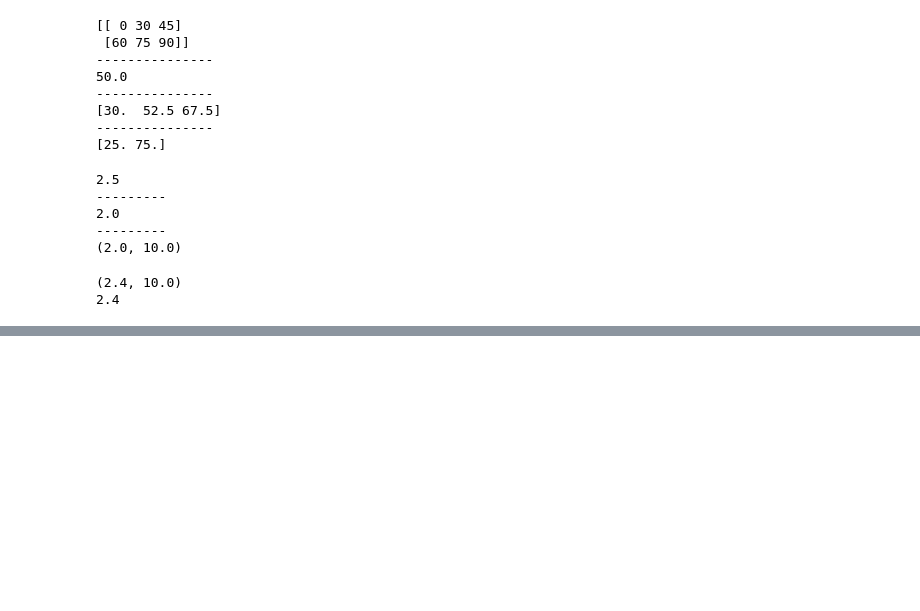
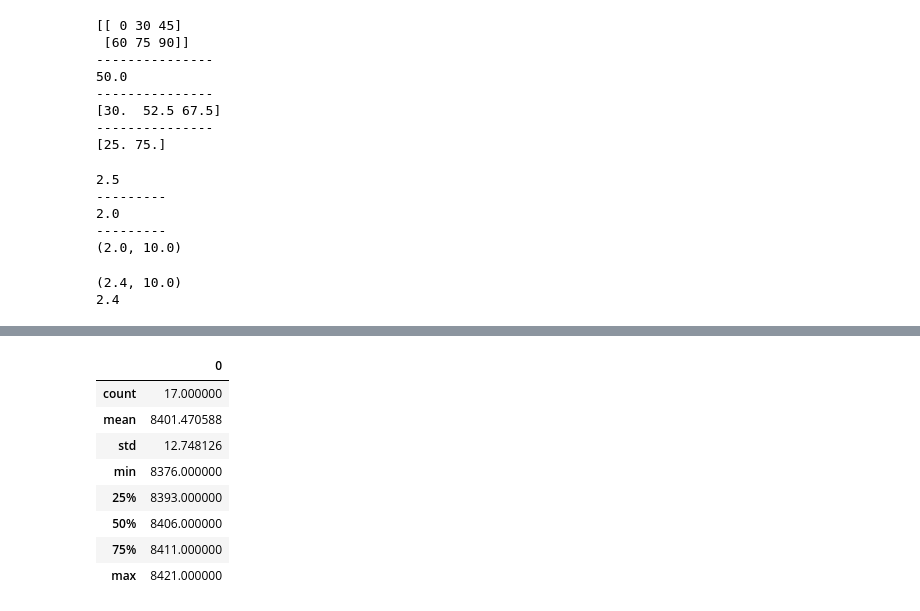
Before and after one commit to nianyiii/Python_AI, a Jupyter notebook: Day09_20210615_Numpy建立與計算.ipynb, the cells around one changed output, grey strips where cells are left out. Cells and saved outputs as stored; diff of their text form; code cells hidden in the pictures; blank space fills up the shorter version.

```diff
--- a/Day09_20210615_Numpy建立與計算.ipynb
+++ b/Day09_20210615_Numpy建立與計算.ipynb
@@ -1239,0 +1283,15 @@ print(c)
+# %%
+# HW
+# 查看http://python2018.byethost10.com/class6.html
+# 利用迴圈執行17個月各月總人數，並計算平均值、中位數、最大值、最小值。
+
+data = [8397,8393,8389,8376,8378,8395,8411,8409,8406,8413,8408,8408,8414,8421,8411,8392,8404]
+
+# 確認資料數
+print('共', len(data), '筆資料')
+
+for a in data:
+    print(a)
+
+import numpy as np
+np.mean(data), np.median(data), np.max(data), np.min(data)
@@ -1239,0 +1318,16 @@ print(c)
+# %%
+# HW：pandas操作
+
+import pandas as pd
+
+pd.DataFrame(data).describe()
+# %% [output]
+|  | 0 |
+| count | 17.000000 |
+| mean | 8401.470588 |
+| std | 12.748126 |
+| min | 8376.000000 |
+| 25% | 8393.000000 |
+| 50% | 8406.000000 |
+| 75% | 8411.000000 |
+| max | 8421.000000 |
```
Also changed, not shown: parts of 4 cells of this notebook.
